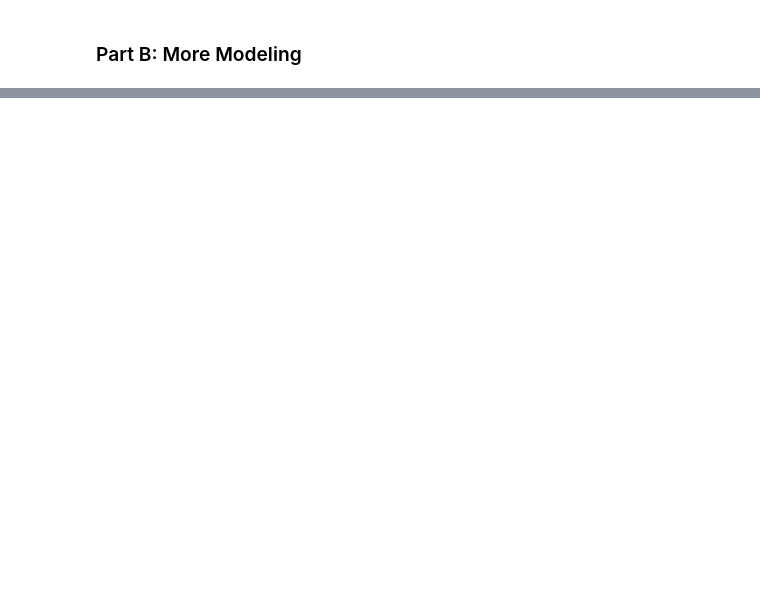
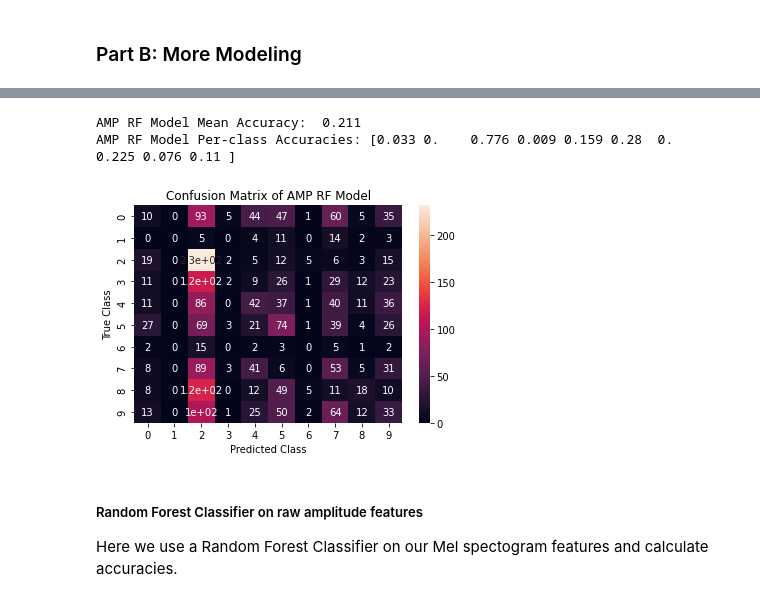
Before and after one commit to rodneyslafuente/cs181-practical, a Jupyter notebook: Practical.ipynb, the cells around one changed output, grey strips where cells are left out. Cells and saved outputs as stored; diff of their text form; code cells hidden in the pictures; blank space fills up the shorter version.

```diff
--- a/Practical.ipynb
+++ b/Practical.ipynb
@@ -167,0 +174,39 @@ Here we
+# %%
+amp_rf_model = RandomForestClassifier(n_estimators=200, n_jobs=-1, class_weight="balanced")
+
+amp_rf_model.fit(X_amp_train_reduced, y_amp_train)
+
+# save classifier as pickle
+with open("amp_rf_model.pickle", "wb") as file:
+    pickle.dump(amp_rf_model, file)
+# %%
+# load classifier from pickle
+with open('amp_rf_model.pickle', "rb") as file:
+    amp_rf_model = pickle.load(file)
+
+# make predictions
+y_amp_preds = amp_rf_model.predict(X_amp_test_reduced)
+
+# calculate accuracy and balanced accuracy
+print("AMP RF Model Mean Accuracy: ", round(accuracy_score(y_amp_preds, y_amp_test), 3))
+
+# create confusion matrix
+cfm = confusion_matrix(y_amp_test, y_amp_preds)
+
+# calculate per-class accuracies from confusion matrix
+class_accs = np.round(cfm.diagonal() / cfm.sum(axis=1), 3)
+print("AMP RF Model Per-class Accuracies: "+str(class_accs))
+
+# plot confusion matrix
+sns.heatmap(cfm, annot=True)
+plt.title("Confusion Matrix of AMP RF Model")
+plt.xlabel("Predicted Class")
+plt.ylabel("True Class")
+plt.show()
+# %% [output]
+AMP RF Model Mean Accuracy:  0.211
+AMP RF Model Per-class Accuracies: [0.033 0.    0.776 0.009 0.159 0.28  0.    0.225 0.076 0.11 ]
+[figure, added]
+# %% [markdown]
+##### Random Forest Classifier on raw amplitude features
+Here we use a Random Forest Classifier on our Mel spectogram features and calculate accuracies.
```
Also changed, not shown: parts of 21 cells of this notebook, 7 other files.
